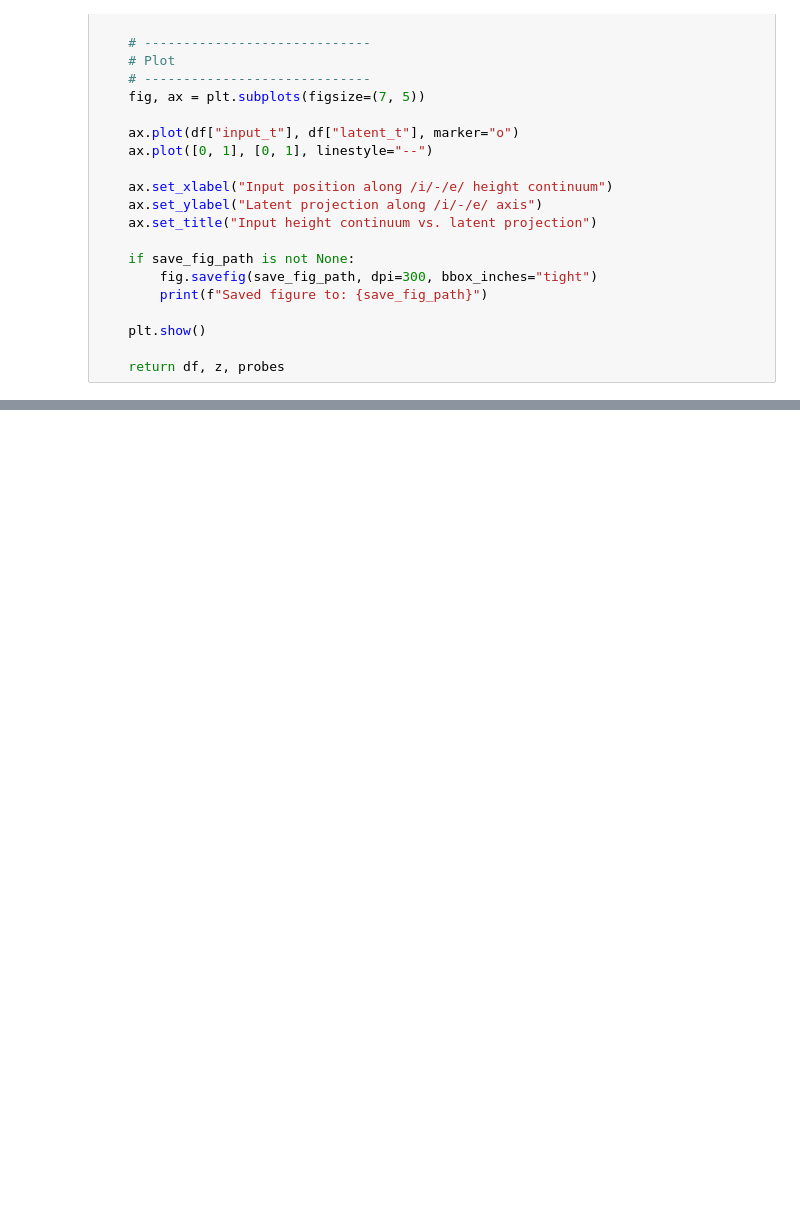
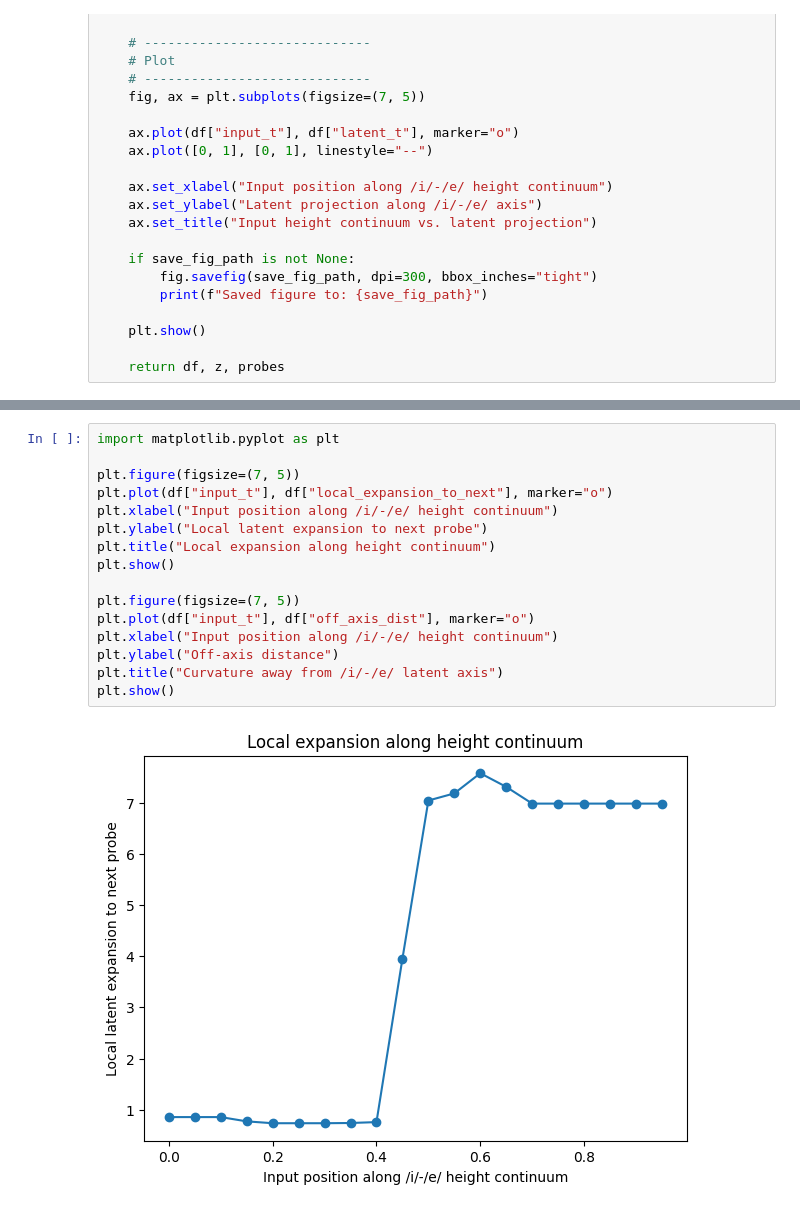
Before and after one commit to Frankalexej/LearnCsld2025, a Jupyter notebook: AMP_08_model_rep_visualize_0430.ipynb, the cells around one changed output, grey strips where cells are left out. Cells and saved outputs as stored; diff of their text form; blank space fills up the shorter version.

```diff
--- a/AMP_08_model_rep_visualize_0430.ipynb
+++ b/AMP_08_model_rep_visualize_0430.ipynb
@@ -256,0 +257,18 @@ df, z, probes = probe_height_continuum(
+# %%
+import matplotlib.pyplot as plt
+
+plt.figure(figsize=(7, 5))
+plt.plot(df["input_t"], df["local_expansion_to_next"], marker="o")
+plt.xlabel("Input position along /i/-/e/ height continuum")
+plt.ylabel("Local latent expansion to next probe")
+plt.title("Local expansion along height continuum")
+plt.show()
+
+plt.figure(figsize=(7, 5))
+plt.plot(df["input_t"], df["off_axis_dist"], marker="o")
+plt.xlabel("Input position along /i/-/e/ height continuum")
+plt.ylabel("Off-axis distance")
+plt.title("Curvature away from /i/-/e/ latent axis")
+plt.show()
+# %% [output]
+[figure, added]
```
Also changed, not shown: parts of 2 cells of this notebook.
